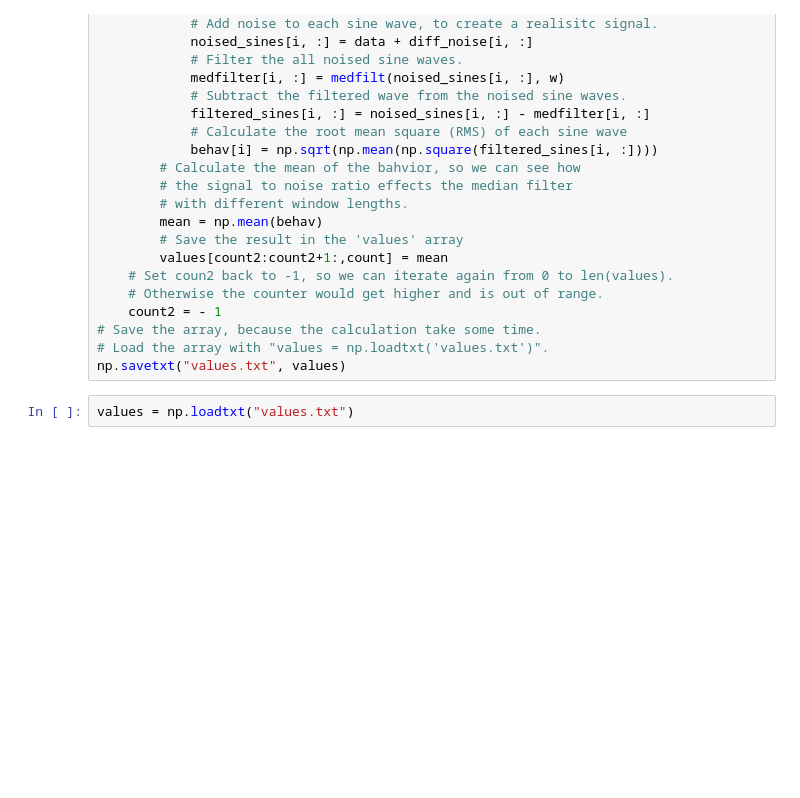
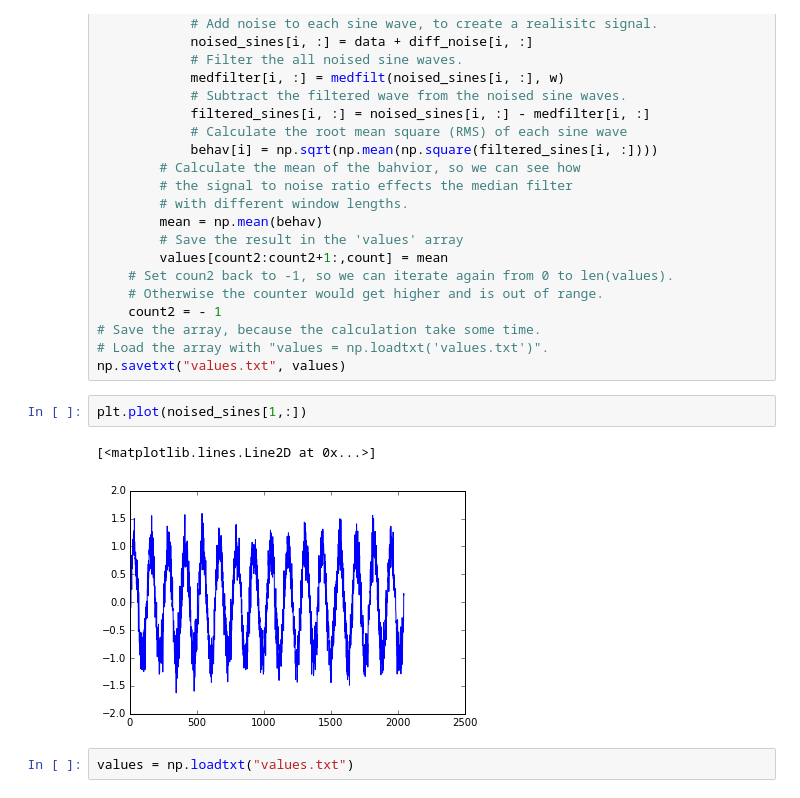
Before and after one commit to ktakagaki/kt-2015-DSPHandsOn, a Jupyter notebook: MedianFilter/Python/06. Behavior of the median filter with white noise/Behavior of the median filter with a noised sine wave.ipynb, the cells around one changed output. Drawn from its saved outputs; the diff is of its cells as text; blank space fills up the shorter version.

```diff
--- a/MedianFilter/Python/06. Behavior of the median filter with white noise/Behavior of the median filter with a noised sine wave.ipynb
+++ b/MedianFilter/Python/06. Behavior of the median filter with white noise/Behavior of the median filter with a noised sine wave.ipynb
@@ -80,5 +79,10 @@ for w in  wl[:11]:
 # Save the array, because the calculation take some time.
 # Load the array with "values = np.loadtxt('values.txt')".
 np.savetxt("values.txt", values)
+# %%
+plt.plot(noised_sines[1,:])
+# %% [output]
+[<matplotlib.lines.Line2D at 0x...>]
+[figure, added]
 # %%
 values = np.loadtxt("values.txt")
```
Also changed, not shown: parts of 2 cells of this notebook, 10 other files.
